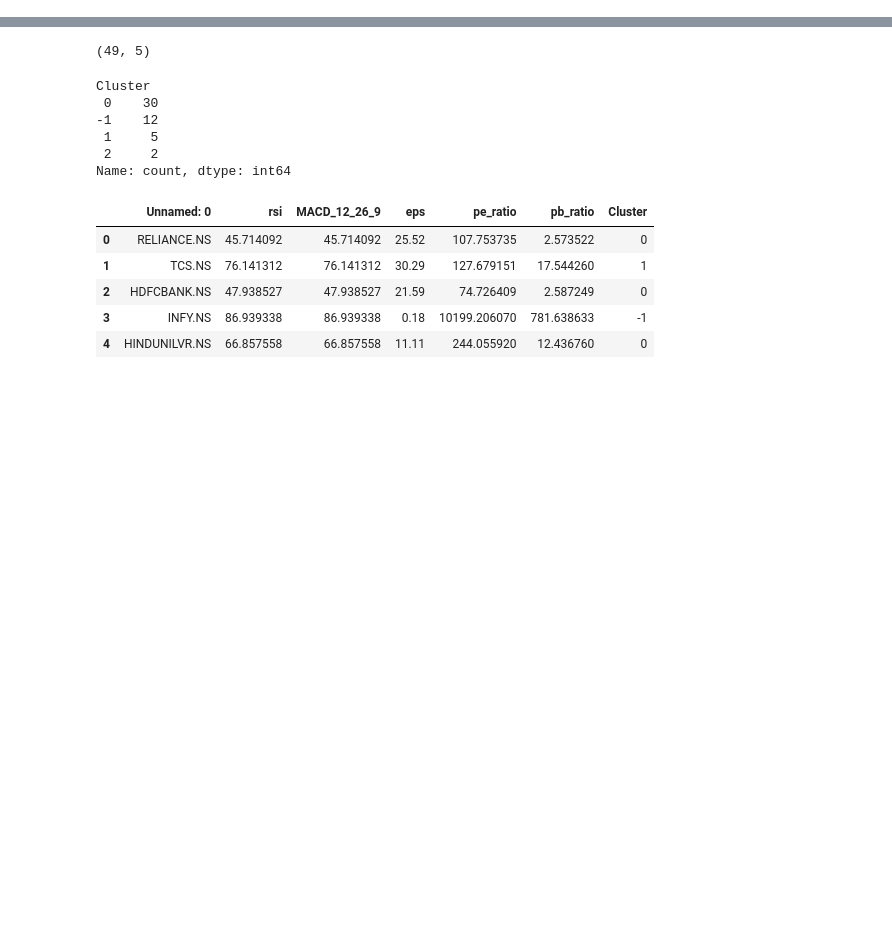
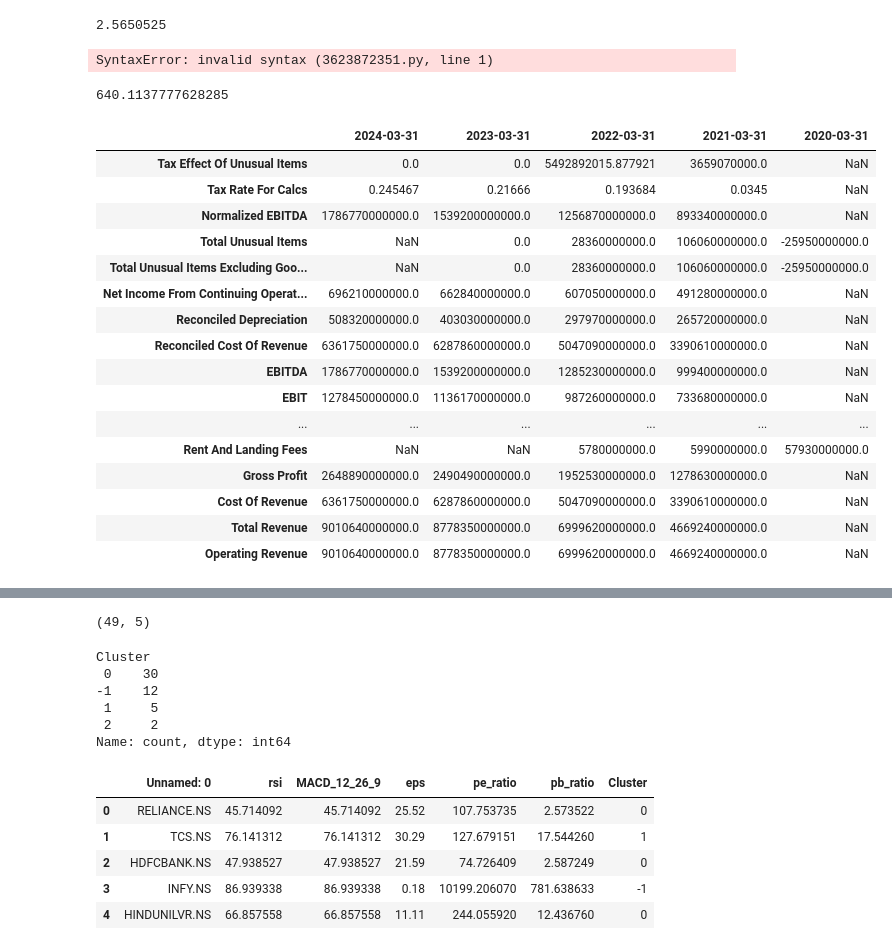
Before and after one commit to vsaravind01/Smart-Wealth, a Jupyter notebook: backend/clusters/notebooks/clustering_v1.ipynb, the cells around one changed output, grey strips where cells are left out. Cells and saved outputs as stored; diff of their text form; code cells hidden in the pictures; blank space fills up the shorter version.

```diff
--- a/backend/clusters/notebooks/clustering_v1.ipynb
+++ b/backend/clusters/notebooks/clustering_v1.ipynb
@@ -36,3 +36,5 @@ for i in tickers:
 # - PE
 # - PB
 # - EPS
+# %%
+stock = yf.Ticker("ICICIBANK.NS")
@@ -38,0 +45,10 @@ for i in tickers:
+# %%
+stock.info['priceToBook']
+# %% [output]
+2.5650525
+# %%
+for i in stock..index.to_list():
+    if "earning" in i.lower():
+        print(i)
+# %% [output]
+SyntaxError: invalid syntax (3623872351.py, line 1)
@@ -38,0 +59,33 @@ for i in tickers:
+# %%
+balance_sheet = stock.balancesheet
+book_value = balance_sheet.loc['Tangible Book Value'].tolist()
+book_value = next((x for x in book_value if x is not None and pd.notna(x)), None)
+num_shares = balance_sheet.loc['Ordinary Shares Number'].tolist()
+num_shares = next((x for x in num_shares if x is not None and pd.notna(x)), None)
+
+# Calculate Book Value per Share
+book_value_per_share = book_value / num_shares
+print(book_value_per_share)
+# %% [output]
+640.1137777628285
+# %%
+financials = stock.financials
+financials
+# %% [output]
+|  | 2024-03-31 | 2023-03-31 | 2022-03-31 | 2021-03-31 | 2020-03-31 |
+| Tax Effect Of Unusual Items | 0.0 | 0.0 | 5492892015.877921 | 3659070000.0 | NaN |
+| Tax Rate For Calcs | 0.245467 | 0.21666 | 0.193684 | 0.0345 | NaN |
+| Normalized EBITDA | 1786770000000.0 | 1539200000000.0 | 1256870000000.0 | 893340000000.0 | NaN |
+| Total Unusual Items | NaN | 0.0 | 28360000000.0 | 106060000000.0 | -25950000000.0 |
+| Total Unusual Items Excluding Goo... | NaN | 0.0 | 28360000000.0 | 106060000000.0 | -25950000000.0 |
+| Net Income From Continuing Operat... | 696210000000.0 | 662840000000.0 | 607050000000.0 | 491280000000.0 | NaN |
+| Reconciled Depreciation | 508320000000.0 | 403030000000.0 | 297970000000.0 | 265720000000.0 | NaN |
+| Reconciled Cost Of Revenue | 6361750000000.0 | 6287860000000.0 | 5047090000000.0 | 3390610000000.0 | NaN |
+| EBITDA | 1786770000000.0 | 1539200000000.0 | 1285230000000.0 | 999400000000.0 | NaN |
+| EBIT | 1278450000000.0 | 1136170000000.0 | 987260000000.0 | 733680000000.0 | NaN |
+| ... | ... | ... | ... | ... | ... |
+| Rent And Landing Fees | NaN | NaN | 5780000000.0 | 5990000000.0 | 57930000000.0 |
+| Gross Profit | 2648890000000.0 | 2490490000000.0 | 1952530000000.0 | 1278630000000.0 | NaN |
+| Cost Of Revenue | 6361750000000.0 | 6287860000000.0 | 5047090000000.0 | 3390610000000.0 | NaN |
+| Total Revenue | 9010640000000.0 | 8778350000000.0 | 6999620000000.0 | 4669240000000.0 | NaN |
+| Operating Revenue | 9010640000000.0 | 8778350000000.0 | 6999620000000.0 | 4669240000000.0 | NaN |
```
Also changed, not shown: parts of 13 cells of this notebook, 40 other files.
